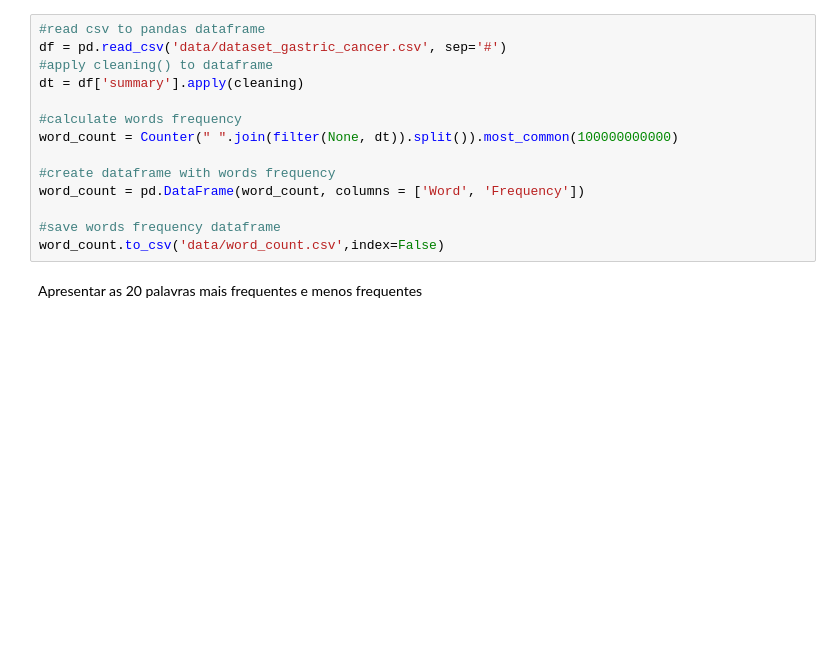
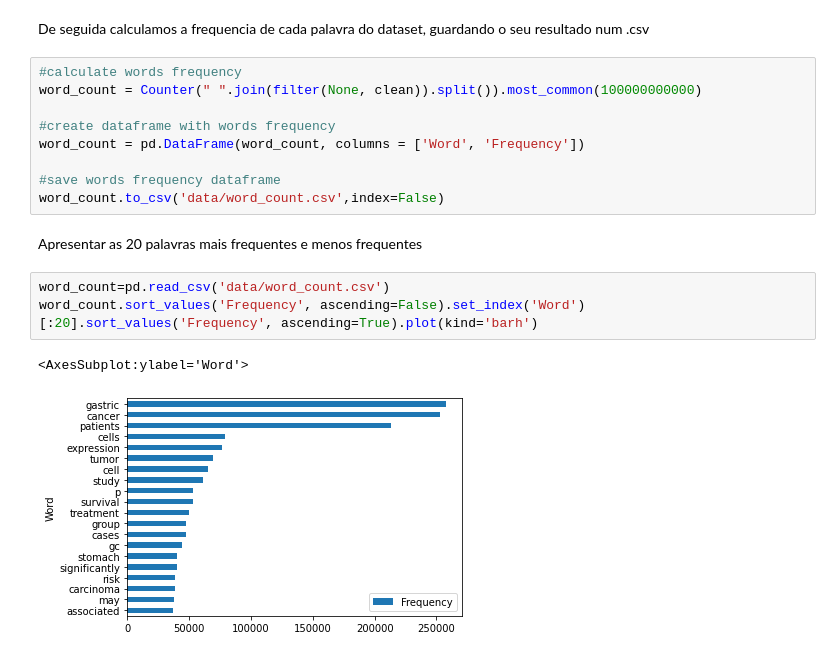
Before and after one commit to simaogoncalves10/projeto_aa2, a Jupyter notebook: data_exploration.ipynb, the cells around one changed output. Drawn from its saved outputs; the diff is of its cells as text; blank space fills up the shorter version.

```diff
--- a/data_exploration.ipynb
+++ b/data_exploration.ipynb
@@ -43,11 +173,8 @@ De seguida vamos ler o dataset das publicações e aplicar-lhe a função de cle
+# %% [markdown]
+De seguida calculamos a frequencia de cada palavra do dataset, guardando o seu resultado num .csv
 # %%
-#read csv to pandas dataframe
-df = pd.read_csv('data/dataset_gastric_cancer.csv', sep='#')
-#apply cleaning() to dataframe
-dt = df['summary'].apply(cleaning)
-
 #calculate words frequency
-word_count = Counter(" ".join(filter(None, dt)).split()).most_common(100000000000)
+word_count = Counter(" ".join(filter(None, clean)).split()).most_common(100000000000)
 
 #create dataframe with words frequency
 word_count = pd.DataFrame(word_count, columns = ['Word', 'Frequency'])
@@ -56,4 +183,10 @@ word_count = pd.DataFrame(word_count, columns = ['Word', 'Frequency'])
 word_count.to_csv('data/word_count.csv',index=False)
 # %% [markdown]
 Apresentar as 20 palavras mais frequentes e menos frequentes
+# %%
+word_count=pd.read_csv('data/word_count.csv')
+word_count.sort_values('Frequency', ascending=False).set_index('Word')[:20].sort_values('Frequency', ascending=True).plot(kind='barh')
+# %% [output]
+<AxesSubplot:ylabel='Word'>
+[figure, added]
 # %%
```
Also changed, not shown: parts of 29 cells of this notebook.
